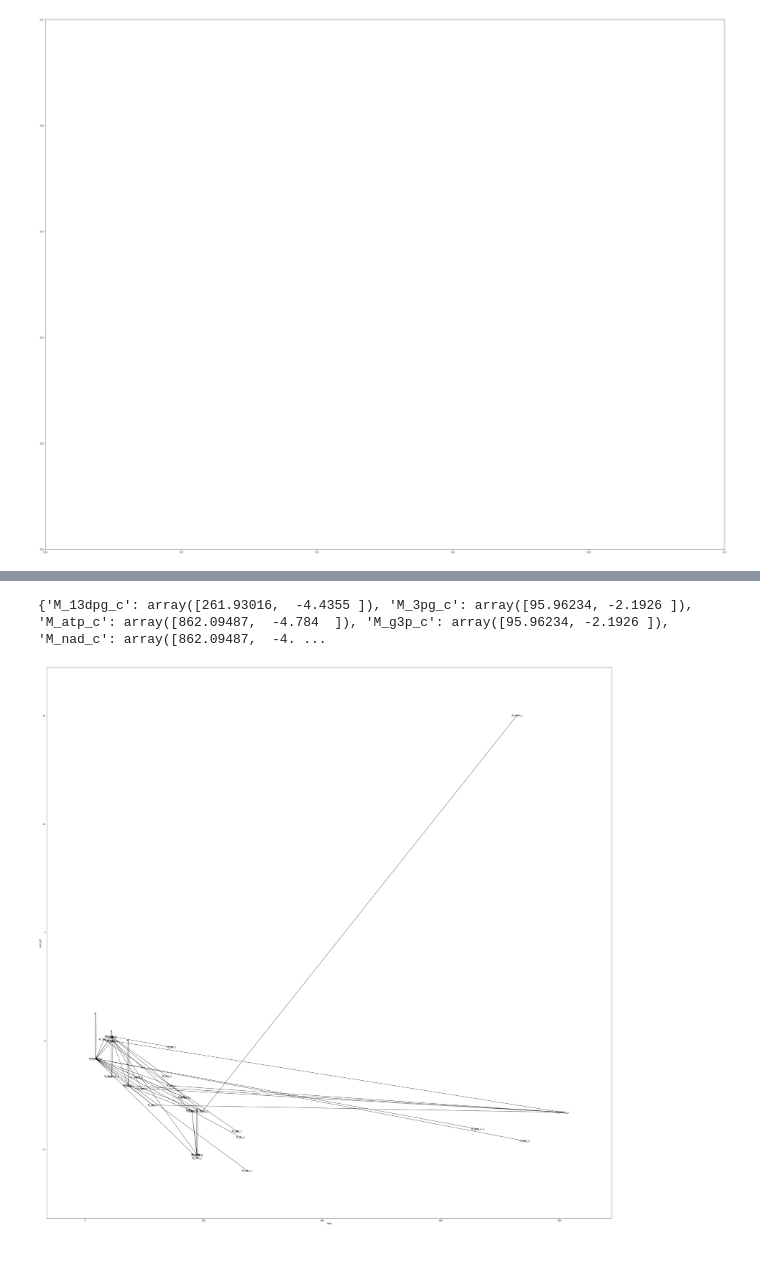
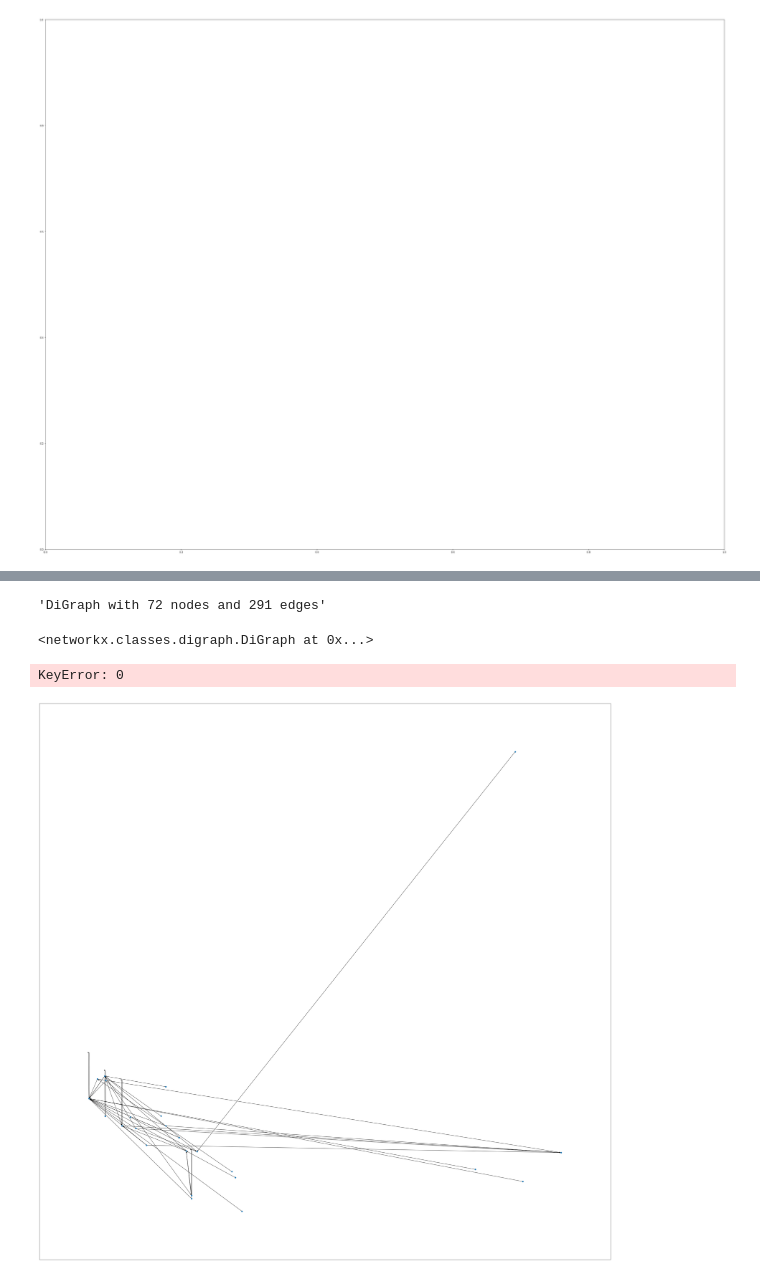
Before and after one commit to meidelien/Metabolic-network-layout-using-biochemical-coordinates, a Jupyter notebook: Notebooks/GEM_Networkx.ipynb, the cells around one changed output, grey strips where cells are left out. Cells and saved outputs as stored; diff of their text form; code cells hidden in the pictures.

```diff
--- a/Notebooks/GEM_Networkx.ipynb
+++ b/Notebooks/GEM_Networkx.ipynb
@@ -192,7 +1156,9 @@ data = pd.read_csv("Metabolic_network_targets.csv")
 
 sources = data["BiGG"]
 targets = data['target']
-coordinates = mass_charge
+# coordinates = mass_MolLogP
+coordinates = data[["ExactMolWt","MolLogP"]].values
+
 
 
 edge_data = zip(sources, targets, coordinates)
@@ -212,7 +1178,7 @@ fig, ax = plt.subplots(figsize=(10,10))
 
 net2.remove_edges_from(nx.selfloop_edges(net2))
 
-nx.draw(net2,pos, with_labels = False, node_size = 10, arrows = True, ax = ax)
+nx.draw(net2,pos, with_labels = True, node_size = 10, arrows = True, ax = ax)
 
 #nx.draw_networkx_nodes(net2, pos, cmap=plt.get_cmap('jet'),node_color = "b", node_size = 500, )
 #nx.draw_networkx_labels(net2, pos,font_size = 12, font_color="black")
@@ -407,37 +1474,11 @@ KeyError: 1
-# %%
-import pandas as pd
-import networkx as nx
-import matplotlib.pyplot as plt
-
-net2 = nx.DiGraph()
-
-
-data = pd.read_csv("Chemical_descriptors_e_coli_core_ranked_targets.csv")
-
-sources = data["target"]
-targets = data['BiGG']
-# coordinates = mass_molLogP
-coordinates = data[["mass", "MolLogP"]].values
-
-labels = label_core
-
-edge_data = zip(sources, targets, coordinates)
-
-for e in edge_data:
-    src = e[0]
-    dst = e[1]
-    c = e[2]
-
-    net2.add_node(src, pos = c)
-    net2.add_node(dst, pos = c)
-    net2.add_edge(src, dst, pos = c)
-
-
-pos=nx.get_node_attributes(net2,'pos')
-# %%
-print(pos)
-# %% [output]
-{'M_13dpg_c': array([261.93016,  -4.4355 ]), 'M_3pg_c': array([95.96234, -2.1926 ]), 'M_atp_c': array([862.09487,  -4.784  ]), 'M_g3p_c': array([95.96234, -2.1926 ]), 'M_nad_c': array([862.09487,  -4. ...
+# %%
+nx.info(net2)
+# %% [output]
+'DiGraph with 72 nodes and 291 edges'
+# %%
+net2
+# %% [output]
+<networkx.classes.digraph.DiGraph at 0x...>
 # %%
 mass_molLogP =  [(1.00794,0.1125),
 (1.00794,0.1125),
@@ -503,6 +1544,7 @@ net2 = nx.DiGraph()
 
 # set the physics layout of the network
 data = pd.read_csv("Chemical_descriptors_e_coli_core_ranked_targets.csv")
+labelCoords = pd.read_csv("Chemical_descriptors_e_coli_core_ranked.csv")
 
 sources = data["BiGG"]
 targets = data['target']
@@ -510,32 +1552,34 @@ coordinates = mass_molLogP
 
 
 edge_data = zip(sources, targets, coordinates)
 
 for e in edge_data:
     src = e[0]
     dst = e[1]
     c = e[2]
 
     net2.add_node(src, pos = c)
     net2.add_node(dst, pos = c)
     net2.add_edge(src, dst)
 
 
 pos=nx.get_node_attributes(net2,'pos')
+edge = nx.get_edge_attributes(net2,"edge")
 fig, ax = plt.subplots(figsize=(50,50))
 
 # net2.remove_edges_from(nx.selfloop_edges(net2))
 
-nx.draw(net2,pos, with_labels = True, node_size = 40, arrows = True, ax = ax)
+nx.draw(net2,pos,labels = labelCoords["BiGG"], with_labels = True, node_size = 40, arrows = True, ax = ax)
 
 #nx.draw_networkx_nodes(net2, pos, cmap=plt.get_cmap('jet'),node_color = "b", node_size = 500, )
 #nx.draw_networkx_labels(net2, pos,font_size = 12, font_color="black")
 #nx.draw_networkx_edges(net2, pos, edgelist=red_edges,  width=8, alpha=0.5, edge_color="tab:red", arrows = True)
 #nx.draw_networkx_edges(net2, pos, edgelist=black_edges, arrows=True)
 #nx.draw_networkx_edges(net2, pos, edgelist=blue_edges, arrows=True)
 limits=plt.axis('on') # turns on axis
 ax.set_xlabel("mass")
 ax.set_ylabel("MolLogP")
 ax.tick_params(left=True, bottom=True, labelleft=True, labelbottom=True)
 # %% [output]
+KeyError: 0
-[figure, old version]
+[figure, new version]
```
Also changed, not shown: parts of 14 cells of this notebook, 7 other files.
